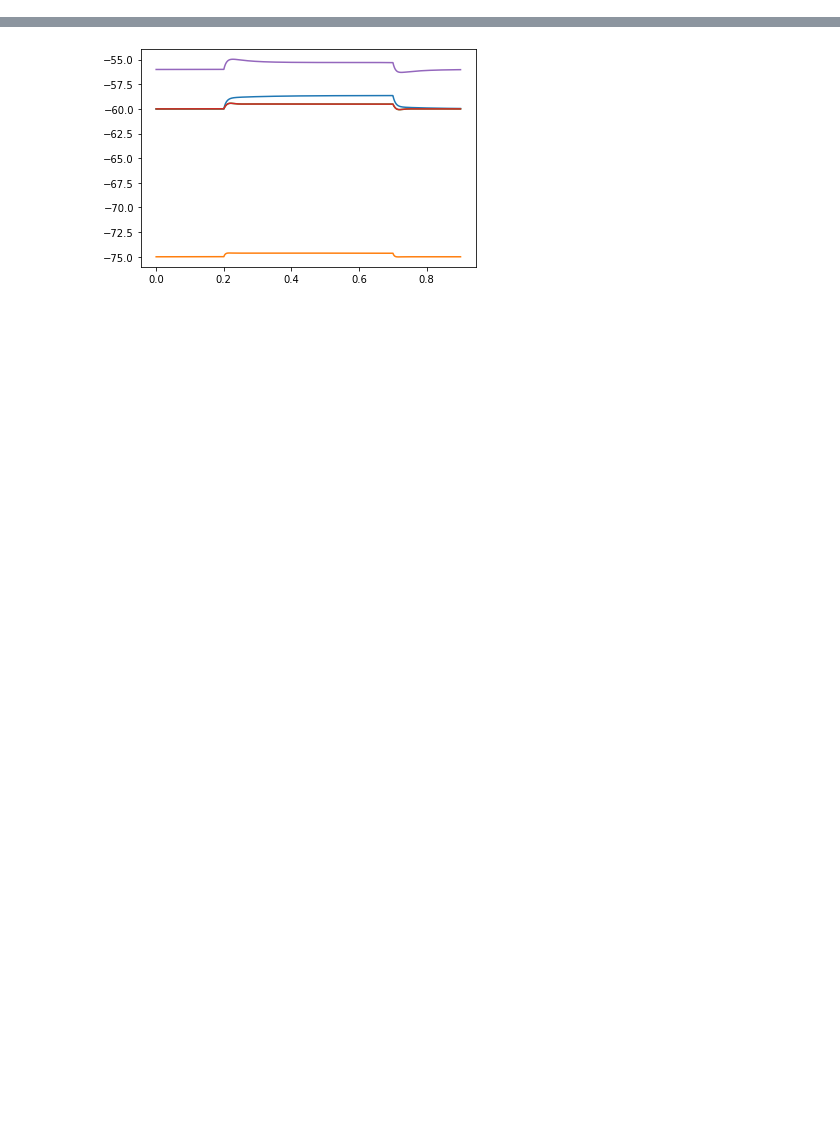
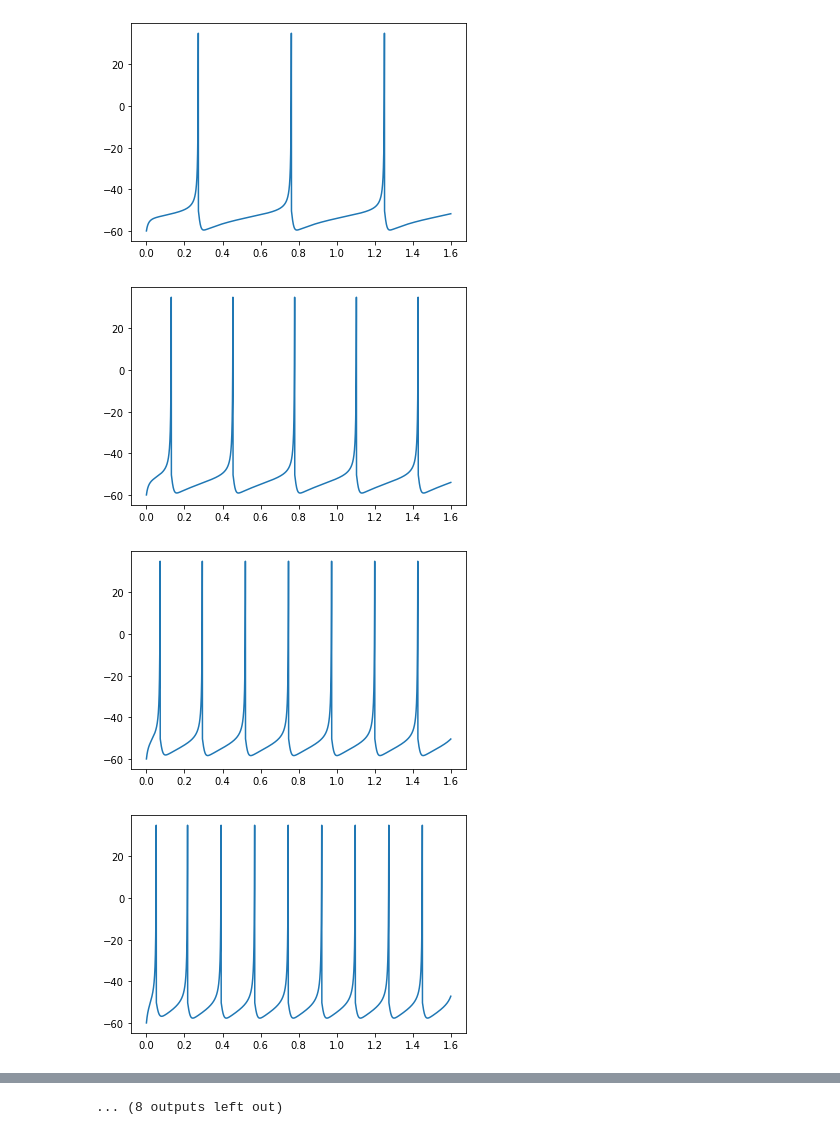
Before and after one commit to russelljjarvis/jit_hub, a Jupyter notebook: faster_izhikevich_model.ipynb, the cells around one changed output, grey strips where cells are left out. Drawn from its saved outputs; the diff is of its cells as text; code cells hidden in the pictures; blank space fills up the shorter version.

```diff
--- a/faster_izhikevich_model.ipynb
+++ b/faster_izhikevich_model.ipynb
@@ -3,8 +3,8 @@ import matplotlib.pyplot as plt
 import collections
 import quantities as pq
 import izhi
-DELAY = 200*pq.ms
-DURATION = 500 *pq.ms
+DELAY = 0*pq.ms
+DURATION = 65000# *pq.s
 
 # https://www.izhikevich.org/publications/spikes.htm
 type2007 = collections.OrderedDict([
@@ -22,7 +22,7 @@ type2007 = collections.OrderedDict([
 # which are expressed in this mod file.
 # https://github.com/OpenSourceBrain/IzhikevichModel/blob/master/NEURON/izhi2007b.mod
 
-trans_dict = collections.OrderedDict([(k,[]) for k in ['C','k','vr','vt','vPeak','a','b','c','d']])
+trans_dict = collections.OrderedDict([(k,[]) for k in ['C','k','vr','vt','vPeak','a','b','c','d','celltype']])
 
 for i,k in enumerate(trans_dict.keys()):
     for v in type2007.values():
@@ -32,7 +32,33 @@ for i,k in enumerate(trans_dict.keys()):
 reduced_cells = collections.OrderedDict([(k,[]) for k in ['RS','IB','LTS','TC','TC_burst']])
 
 params = {}
-params['injected_square_current'] = {}
-params['injected_square_current']['amplitude'] = 0.015*pq.pA
-params['injected_square_current']['delay'] = DELAY
-params['injected_square_current']['duration'] = DURATION
+#params['injected_square_current'] = {}
+params['amplitude'] = 0.015*pq.pA
+params['delay'] = DELAY
+params['duration'] = DURATION
+# %%
+IinRange = [60,70,85,100];
+
+for index,key in enumerate(reduced_cells.keys()):
+
+    for i in IinRange:
+        #params['injected_square_current']['amplitude'] =i*pq.pA
+        params['amplitude'] = i *pq.nA
+        params['delay'] = 0
+        params['duration'] = 1600
+
+        reduced_cells[key] = {}
+        for k,v in trans_dict.items():
+            reduced_cells[key][k] = v[index]
+
+        model = izhi.IZHIModel()
+        model.set_attrs(reduced_cells[key])
+        model.inject_square_current(params)
+        vm = model.get_membrane_potential()
+        plt.plot(vm.times,vm.magnitude)
+        plt.show()
+# %% [output]
+[figure, added]
+[figure, added]
+[figure, added]
+[figure, added]
@@ -39,14 +73,17 @@ params['injected_square_current']['duration'] = DURATION
+... (8 outputs left out)
 # %%
 for index,key in enumerate(reduced_cells.keys()):
     reduced_cells[key] = {}
     for k,v in trans_dict.items():
         reduced_cells[key][k] = v[index]
 
+    #model = izhi.IZHIModel()
+
     model = izhi.IZHIModel()
     model.set_attrs(reduced_cells[key])
-    model.inject_square_current(params)
-    vm = model.get_membrane_potential()
+
+    #model.set_attrs(reduced_cells[key])
+    vm = model.inject_square_current(params)
+    #vm = model.get_membrane_potential()
     plt.plot(vm.times,vm.magnitude)
-plt.show()
+    import numpy as np
-# %% [output]
-[figure, removed]
```
Also changed, not shown: parts of 11 cells of this notebook, 1 other file.
